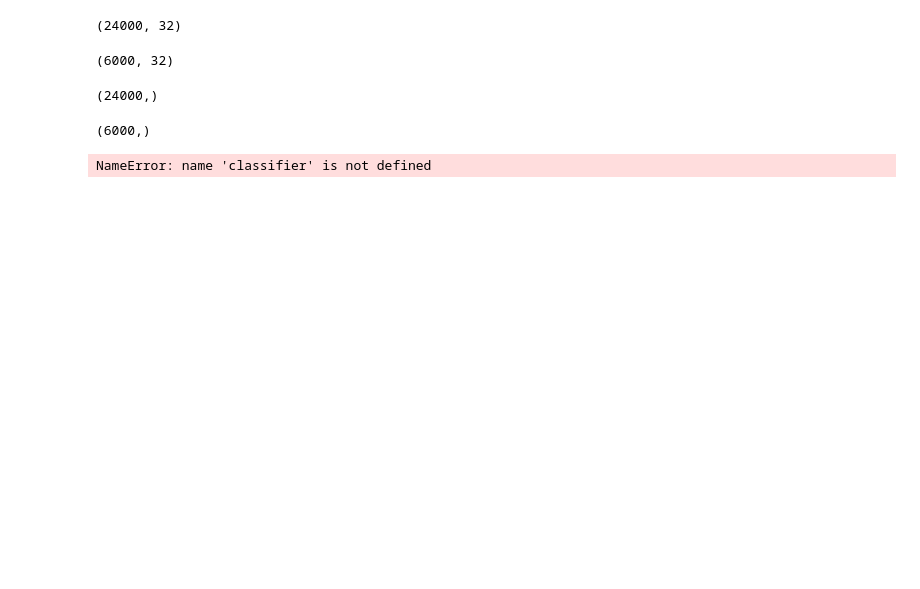
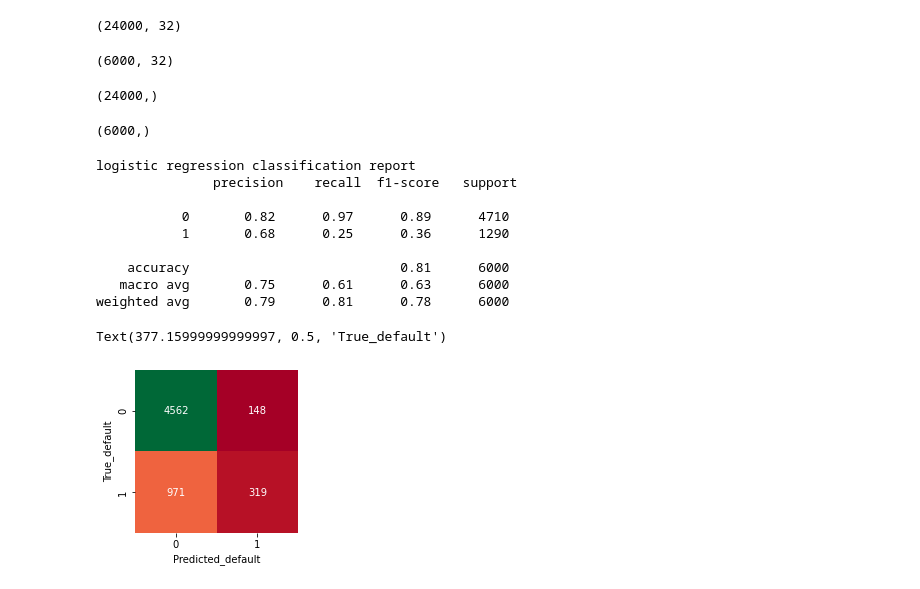
Before and after one commit to iam-ajitkumartoppo/credit_card_default_prediction, a Jupyter notebook: Credit_card_default_prediction.ipynb, the cells around one changed output. Drawn from its saved outputs; the diff is of its cells as text; code cells hidden in the pictures; blank space fills up the shorter version.

```diff
--- a/Credit_card_default_prediction.ipynb
+++ b/Credit_card_default_prediction.ipynb
@@ -144,0 +151,4 @@ Name: default, Length: 30000, dtype: float64
+# %%
+lab = preprocessing.LabelEncoder()
+Y = lab.fit_transform(Y)
+print(Y)
@@ -181,22 +182,4 @@ from sklearn.metrics import roc_curve, auc, confusion_matrix, classification_rep
-# %%
-models_report = pd.DataFrame(columns = ['Model', 'Precision_score', 'Recall_score','F1_score', 'Accuracy'])
-
-for name,Model in classifier :
-    classifier.fit(X_train,Y_train)
-    Y_pred = classifier.predict(X_test)
-    Y_score = classifier.score(X_test,Y_test)
-
-    #print('Calculating {}'.format(classifier_name))
-    t = pd.Series({
-                     'Model': classifier_name,
-                     'Precision_score': metrics.precision_score(y_test, y_pred),
-                     'Recall_score': metrics.recall_score(y_test, y_pred),
-                     'F1_score': metrics.f1_score(y_test, y_pred),
-                     'Accuracy': metrics.accuracy_score(y_test, y_pred)}
-                   )
-
-    models_report = models_report.append(t, ignore_index = True)
-
-models_report
-# %% [output]
-NameError: name 'classifier' is not defined
+# %%
+lr = LogisticRegression()
+lr.fit(X_train,Y_train)
+Y_predlr = lr.predict(X_test)
@@ -202,0 +189,19 @@ NameError: name 'classifier' is not defined
+# %%
+print("logistic regression classification report \n", classification_report(Y_test, Y_predlr))
+matrix_confusion = confusion_matrix(Y_test, Y_predlr)
+plt.figure(figsize = (13,3))
+sns.heatmap(matrix_confusion, square=True, annot=True, cmap='RdYlGn', fmt='d', cbar=False )
+plt.xlabel('Predicted_default')
+plt.ylabel('True_default')
+# %% [output]
+logistic regression classification report
+               precision    recall  f1-score   support
+
+           0       0.82      0.97      0.89      4710
+           1       0.68      0.25      0.36      1290
+
+    accuracy                           0.81      6000
+   macro avg       0.75      0.61      0.63      6000
+weighted avg       0.79      0.81      0.78      6000
+Text(377.15999999999997, 0.5, 'True_default')
+[figure, added]
```
Also changed, not shown: parts of 23 cells of this notebook.
